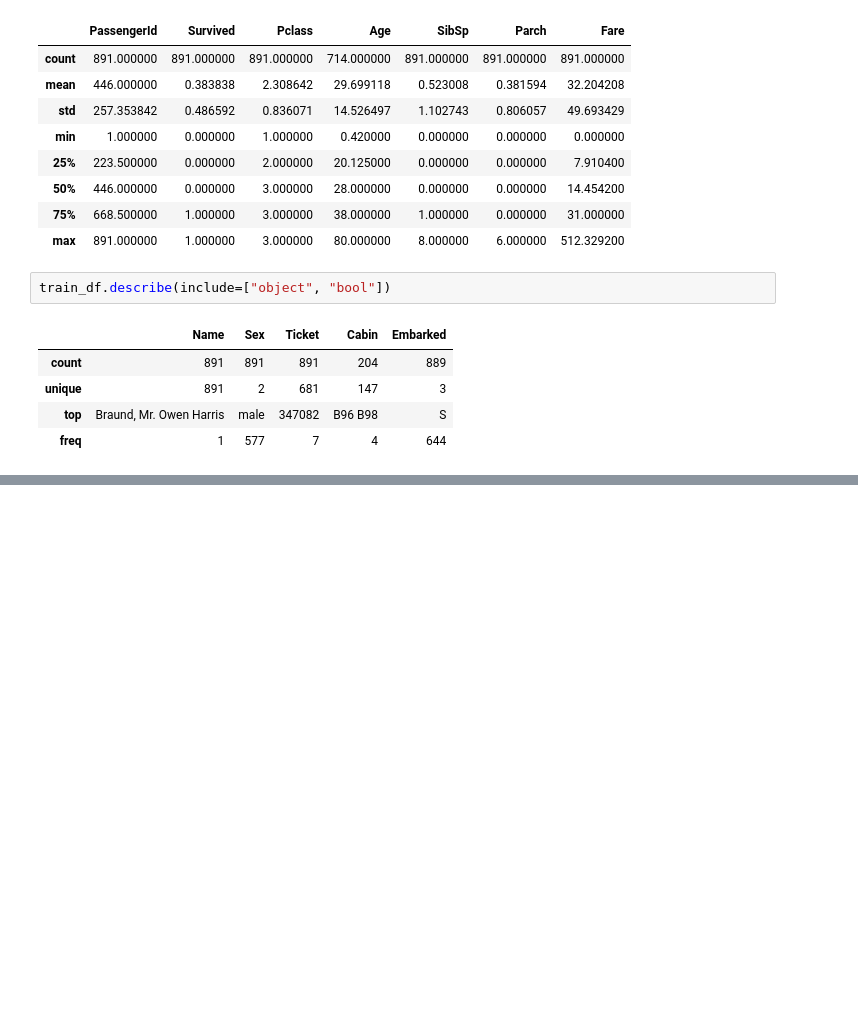
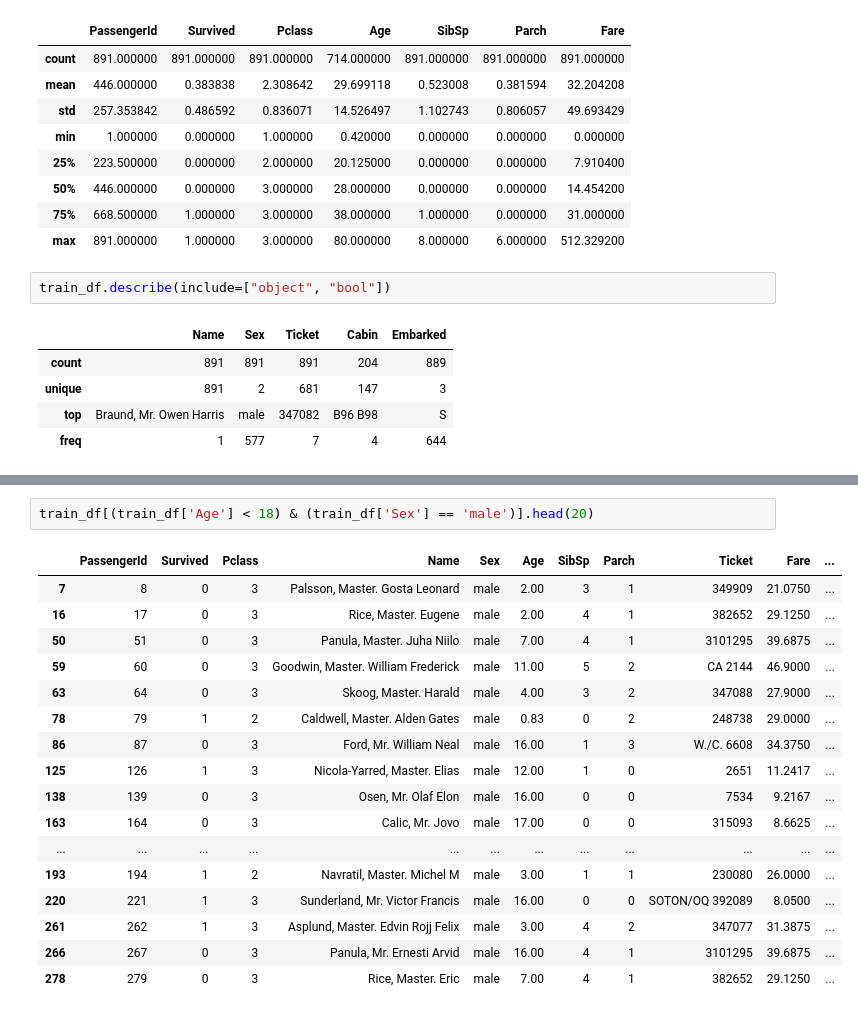
Before and after one commit to xFiveRivers/Kaggle_Titanic, a Jupyter notebook: eda/data_description.ipynb, the cells around one changed output, grey strips where cells are left out. Cells and saved outputs as stored; diff of their text form; blank space fills up the shorter version.

```diff
--- a/eda/data_description.ipynb
+++ b/eda/data_description.ipynb
@@ -82,0 +147,20 @@ train_df.describe(include=["object", "bool"])
+# %%
+train_df[(train_df['Age'] < 18) & (train_df['Sex'] == 'male')].head(20)
+# %% [output]
+|  | PassengerId | Survived | Pclass | Name | Sex | Age | SibSp | Parch | Ticket | Fare | ... |
+| 7 | 8 | 0 | 3 | Palsson, Master. Gosta Leonard | male | 2.00 | 3 | 1 | 349909 | 21.0750 | ... |
+| 16 | 17 | 0 | 3 | Rice, Master. Eugene | male | 2.00 | 4 | 1 | 382652 | 29.1250 | ... |
+| 50 | 51 | 0 | 3 | Panula, Master. Juha Niilo | male | 7.00 | 4 | 1 | 3101295 | 39.6875 | ... |
+| 59 | 60 | 0 | 3 | Goodwin, Master. William Frederick | male | 11.00 | 5 | 2 | CA 2144 | 46.9000 | ... |
+| 63 | 64 | 0 | 3 | Skoog, Master. Harald | male | 4.00 | 3 | 2 | 347088 | 27.9000 | ... |
+| 78 | 79 | 1 | 2 | Caldwell, Master. Alden Gates | male | 0.83 | 0 | 2 | 248738 | 29.0000 | ... |
+| 86 | 87 | 0 | 3 | Ford, Mr. William Neal | male | 16.00 | 1 | 3 | W./C. 6608 | 34.3750 | ... |
+| 125 | 126 | 1 | 3 | Nicola-Yarred, Master. Elias | male | 12.00 | 1 | 0 | 2651 | 11.2417 | ... |
+| 138 | 139 | 0 | 3 | Osen, Mr. Olaf Elon | male | 16.00 | 0 | 0 | 7534 | 9.2167 | ... |
+| 163 | 164 | 0 | 3 | Calic, Mr. Jovo | male | 17.00 | 0 | 0 | 315093 | 8.6625 | ... |
+| ... | ... | ... | ... | ... | ... | ... | ... | ... | ... | ... | ... |
+| 193 | 194 | 1 | 2 | Navratil, Master. Michel M | male | 3.00 | 1 | 1 | 230080 | 26.0000 | ... |
+| 220 | 221 | 1 | 3 | Sunderland, Mr. Victor Francis | male | 16.00 | 0 | 0 | SOTON/OQ 392089 | 8.0500 | ... |
+| 261 | 262 | 1 | 3 | Asplund, Master. Edvin Rojj Felix | male | 3.00 | 4 | 2 | 347077 | 31.3875 | ... |
+| 266 | 267 | 0 | 3 | Panula, Mr. Ernesti Arvid | male | 16.00 | 4 | 1 | 3101295 | 39.6875 | ... |
+| 278 | 279 | 0 | 3 | Rice, Master. Eric | male | 7.00 | 4 | 1 | 382652 | 29.1250 | ... |
```
Also changed, not shown: parts of 15 cells of this notebook.
